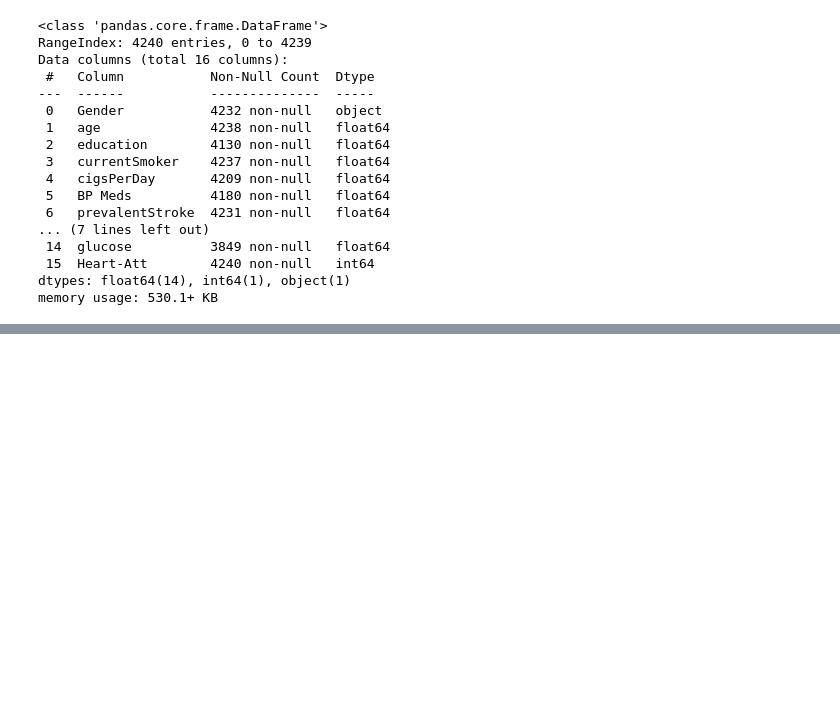
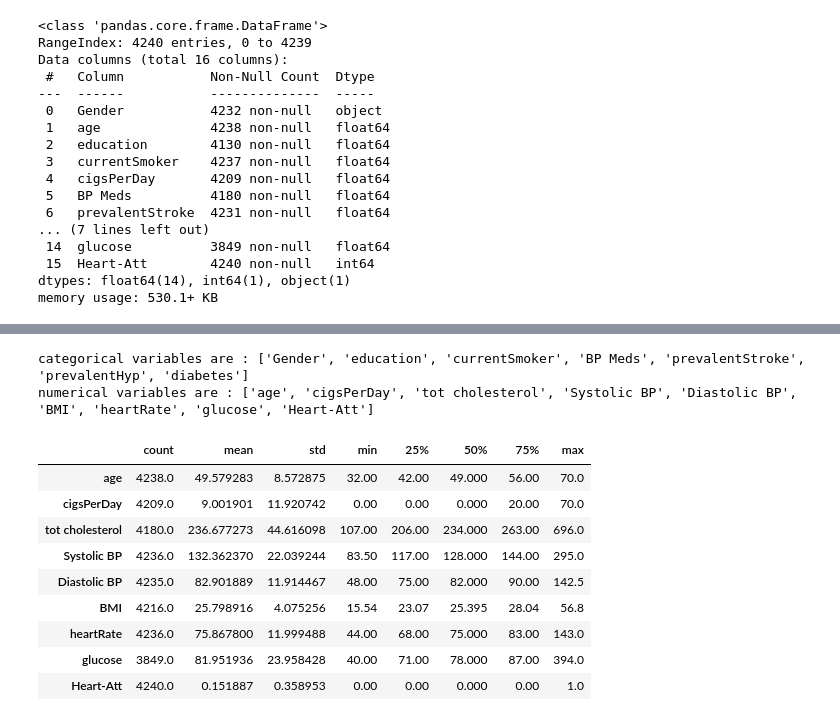
Before and after one commit to Bibhuti-MLAI/Regression_ushealth, a Jupyter notebook: uspatientanalysis.ipynb, the cells around one changed output, grey strips where cells are left out. Cells and saved outputs as stored; diff of their text form; code cells hidden in the pictures; blank space fills up the shorter version.

```diff
--- a/uspatientanalysis.ipynb
+++ b/uspatientanalysis.ipynb
@@ -71,0 +129,9 @@ memory usage: 530.1+ KB
+# %%
+# Identify potential categorical variables (including binary/integer indicators) and print their value counts
+categorical_cols = ['Gender', 'education', 'currentSmoker', 'BP Meds', 'prevalentStroke', 'prevalentHyp', 'diabetes','Heart-Att']
+
+for col in categorical_cols:
+    if col in df.columns:
+        print(f"--- Value Counts for '{col}' ---")
+        display(df[col].value_counts(dropna=False))
+        print("\n")
@@ -71,0 +172,6 @@ memory usage: 530.1+ KB
+# %%
+# Convert specified columns to object dtype
+cat_cols = ['education', 'currentSmoker', 'BP Meds', 'prevalentStroke', 'prevalentHyp', 'diabetes']
+for col in cat_cols:
+    if col in df.columns:
+        df[col] = df[col].astype('object')
@@ -71,0 +198,28 @@ memory usage: 530.1+ KB
+# %%
+cat = []
+num = []
+
+for i in df.columns:
+  if df[i].dtype == 'object':
+    cat.append(i)
+  else:
+    num.append(i)
+
+print("categorical variables are :", cat)
+print("numerical variables are :", num)
+# %% [output]
+categorical variables are : ['Gender', 'education', 'currentSmoker', 'BP Meds', 'prevalentStroke', 'prevalentHyp', 'diabetes']
+numerical variables are : ['age', 'cigsPerDay', 'tot cholesterol', 'Systolic BP', 'Diastolic BP', 'BMI', 'heartRate', 'glucose', 'Heart-Att']
+# %%
+df.describe().T
+# %% [output]
+|  | count | mean | std | min | 25% | 50% | 75% | max |
+| age | 4238.0 | 49.579283 | 8.572875 | 32.00 | 42.00 | 49.000 | 56.00 | 70.0 |
+| cigsPerDay | 4209.0 | 9.001901 | 11.920742 | 0.00 | 0.00 | 0.000 | 20.00 | 70.0 |
+| tot cholesterol | 4180.0 | 236.677273 | 44.616098 | 107.00 | 206.00 | 234.000 | 263.00 | 696.0 |
+| Systolic BP | 4236.0 | 132.362370 | 22.039244 | 83.50 | 117.00 | 128.000 | 144.00 | 295.0 |
+| Diastolic BP | 4235.0 | 82.901889 | 11.914467 | 48.00 | 75.00 | 82.000 | 90.00 | 142.5 |
+| BMI | 4216.0 | 25.798916 | 4.075256 | 15.54 | 23.07 | 25.395 | 28.04 | 56.8 |
+| heartRate | 4236.0 | 75.867800 | 11.999488 | 44.00 | 68.00 | 75.000 | 83.00 | 143.0 |
+| glucose | 3849.0 | 81.951936 | 23.958428 | 40.00 | 71.00 | 78.000 | 87.00 | 394.0 |
+| Heart-Att | 4240.0 | 0.151887 | 0.358953 | 0.00 | 0.00 | 0.000 | 0.00 | 1.0 |
```
Also changed, not shown: parts of 18 cells of this notebook.
